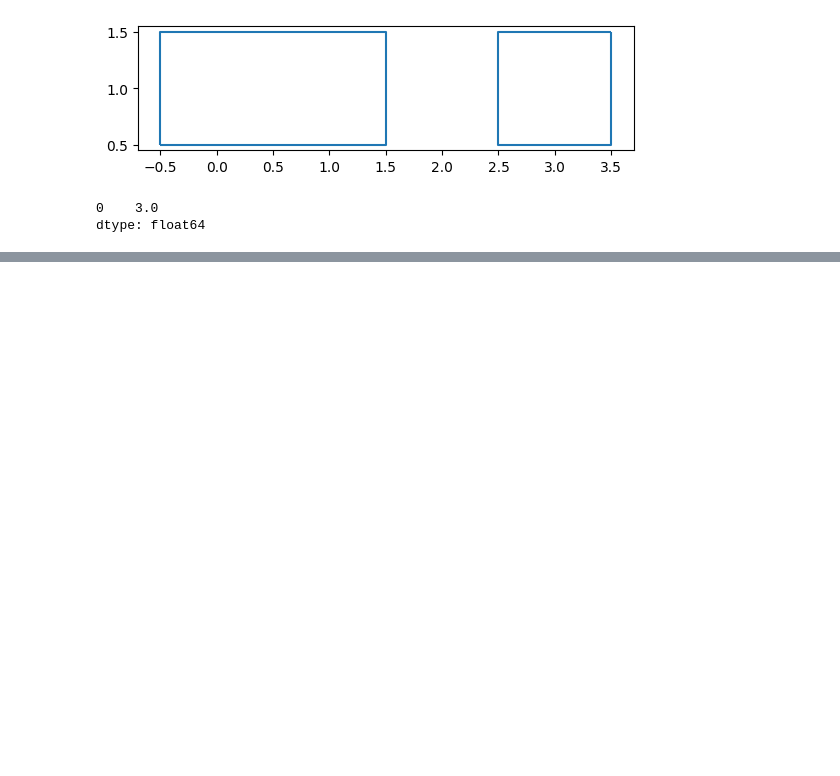
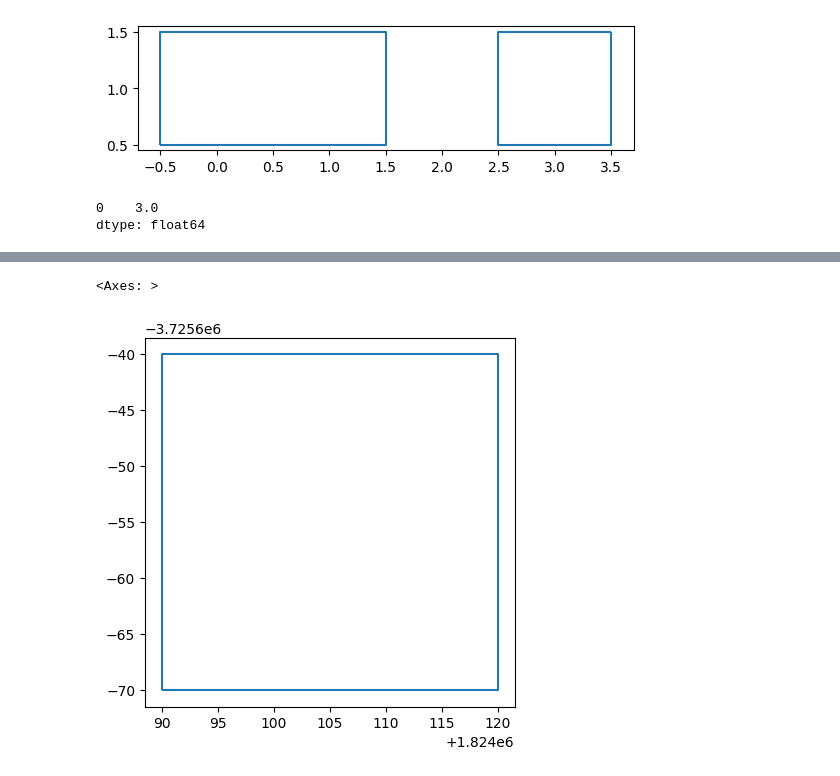
Before and after one commit to mjdear68/geospatial_raster_classification_map_to_polygons, a Jupyter notebook: points_to_polygons.ipynb, the cells around one changed output, grey strips where cells are left out. Drawn from its saved outputs; the diff is of its cells as text; code cells hidden in the pictures; blank space fills up the shorter version.

```diff
--- a/points_to_polygons.ipynb
+++ b/points_to_polygons.ipynb
@@ -147,0 +252,5 @@ dtype: float64
+# %%
+gdf_poly.iloc[[0]].boundary.plot()
+# %% [output]
+<Axes: >
+[figure, added]
```
Also changed, not shown: parts of 15 cells of this notebook.
